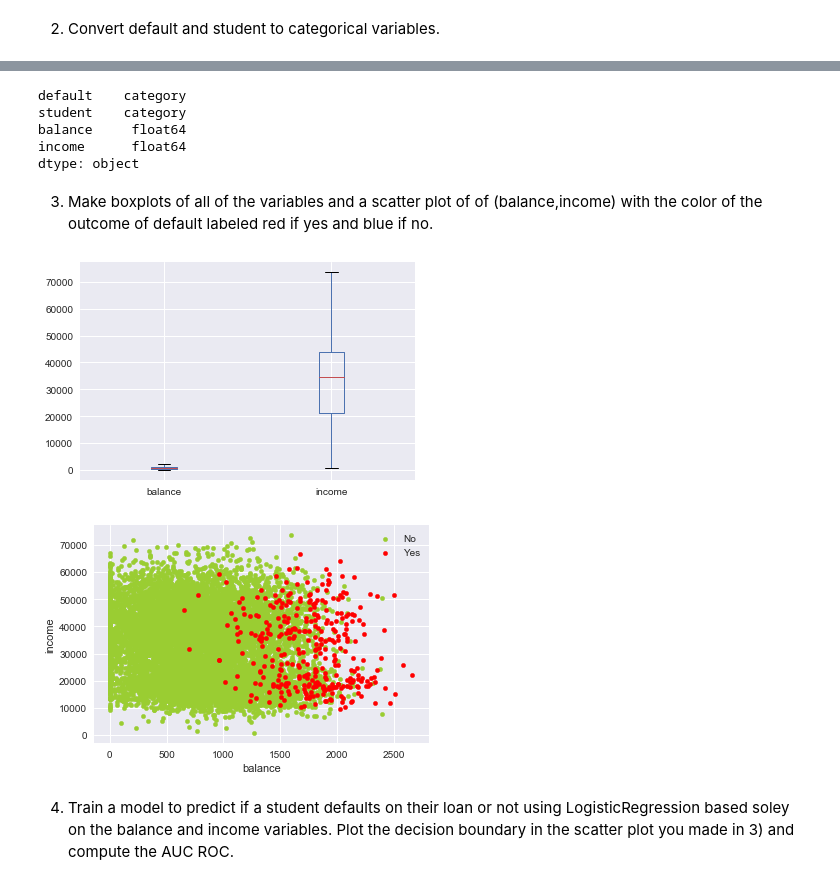
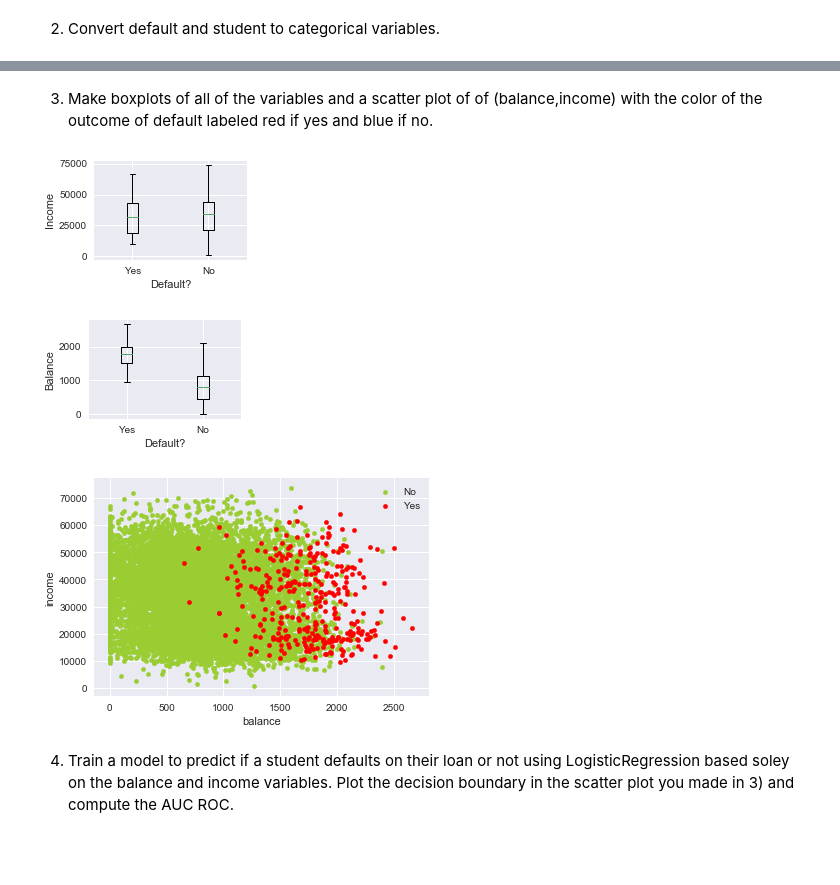
Before and after one commit to Columbia-Intro-Data-Science/python-introduction-bsoble, a Jupyter notebook: Homework3-ClassificationBJS.ipynb, the cells around one changed output, grey strips where cells are left out. Saved outputs shown, nothing was run; the diff lists cells and outputs as text; code cells hidden in the pictures; blank space fills up the shorter version.

```diff
--- a/Homework3-ClassificationBJS.ipynb
+++ b/Homework3-ClassificationBJS.ipynb
@@ -56,28 +50,35 @@ df_final.head()
 cat_features=['default', 'student']
 for c in cat_features:
     df[c] = df[c].astype('category')
-
-df.head()
-df.dtypes
-# %% [output]
-default    category
-student    category
-balance     float64
-income      float64
-dtype: object
 # %% [markdown]
 3) Make boxplots of all of the variables and a scatter plot of of (balance,income) with the color of the outcome of default labeled red if yes and blue if no.
 # %%
-df.boxplot()
+#f.boxplot()
+
+ax31 = plt.subplot(221)
+ax31.boxplot([df.income[df.default == 'Yes'], df.income[df.default == 'No']])
+ax31.set_xticklabels(('Yes', 'No'))
+ax31.set_ylabel('Income')
+ax31.set_xlabel('Default?')
+plt.show()
+
+ax32 = plt.subplot(222)
+ax32.boxplot([df.balance[df.default == 'Yes'], df.balance[df.default == 'No']])
+ax32.set_xticklabels(('Yes', 'No'))
+ax32.set_ylabel('Balance')
+ax32.set_xlabel('Default?')
+plt.show()
+
 groups = df.groupby('default')
 fig, ax = plt.subplots()
 colors = {'Yes':'red', 'No':'yellowgreen'}
 for key, group in groups:
     group.plot(ax=ax, kind='scatter', x='balance', y='income', label=key, color=colors[key])
 plt.show()
 # %% [output]
-[figure, old version]
+[figure, new version]
-[figure, old version]
+[figure, new version]
+[figure, added]
 # %% [markdown]
 4) Train a model to predict if a student defaults on their loan or not using LogisticRegression based soley on the balance and income variables. Plot the decision boundary in the scatter plot you made in 3) and compute the AUC ROC.
 # %%
```
Also changed, not shown: parts of 17 cells of this notebook, 1 other file.
